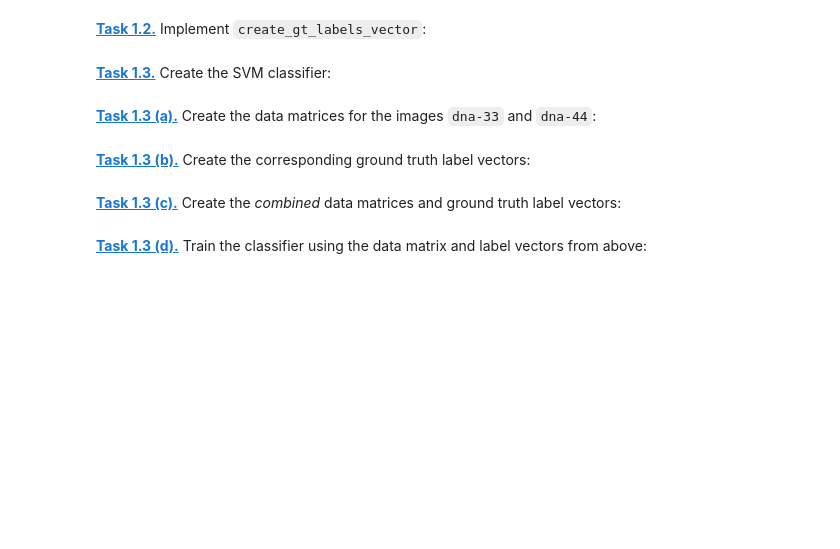
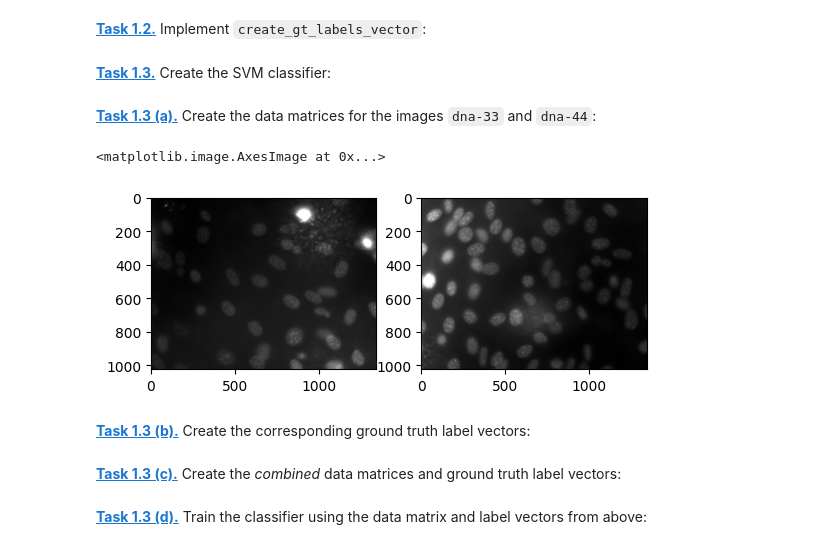
Before and after one commit to mertsoylemezova/mobifs5-python, a Jupyter notebook: svm_segm.ipynb, the cells around one changed output. Saved outputs shown, nothing was run; the diff lists cells and outputs as text; code cells hidden in the pictures; blank space fills up the shorter version.

```diff
--- a/svm_segm.ipynb
+++ b/svm_segm.ipynb
@@ -29,5 +29,10 @@ patch_sizes = (32, 32)
 ---
 
 **[Task 1.1.]()** Implement `create_data_matrix`:
+# %%
+def create_data_matrix (img):
+    patches = skimage.util.view_as_blocks (img, patch_sizes)
+    X = patches.reshape (-1, patch_sizes[0]*patch_sizes [1])
+    return X
 # %% [markdown]
 **[Task 1.2.]()** Implement `create_gt_labels_vector`:
@@ -37,5 +56,20 @@ patch_sizes = (32, 32)
 clf = make_pipeline(StandardScaler(), SVC(class_weight='balanced', gamma=0.1))
 # %% [markdown]
 **[Task 1.3 (a).]()** Create the data matrices for the images `dna-33` and `dna-44`:
+# %%
+img33 = plt.imread ('data/NIH3T3/im/dna-33.png')
+img44 = plt.imread ('data/NIH3T3/im/dna-44.png')
+
+X33 = create_data_matrix (img33)
+X44 = create_data_matrix (img44)
+
+plt.figure()
+plt.subplot (1,2,1)
+plt.imshow (img33, 'gray')
+plt.subplot (1,2,2)
+plt.imshow (img44, 'gray')
+# %% [output]
+<matplotlib.image.AxesImage at 0x...>
+[figure, added]
 # %% [markdown]
 **[Task 1.3 (b).]()** Create the corresponding ground truth label vectors:
```
Also changed, not shown: parts of 2 cells of this notebook.
